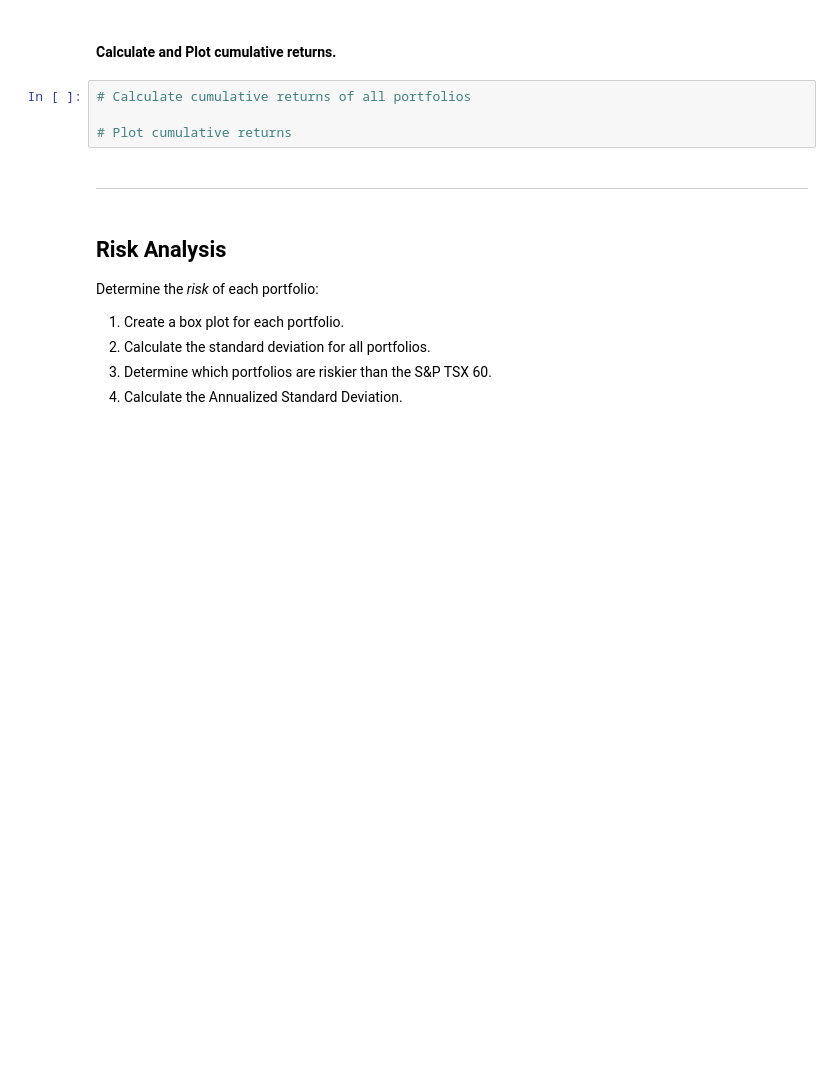
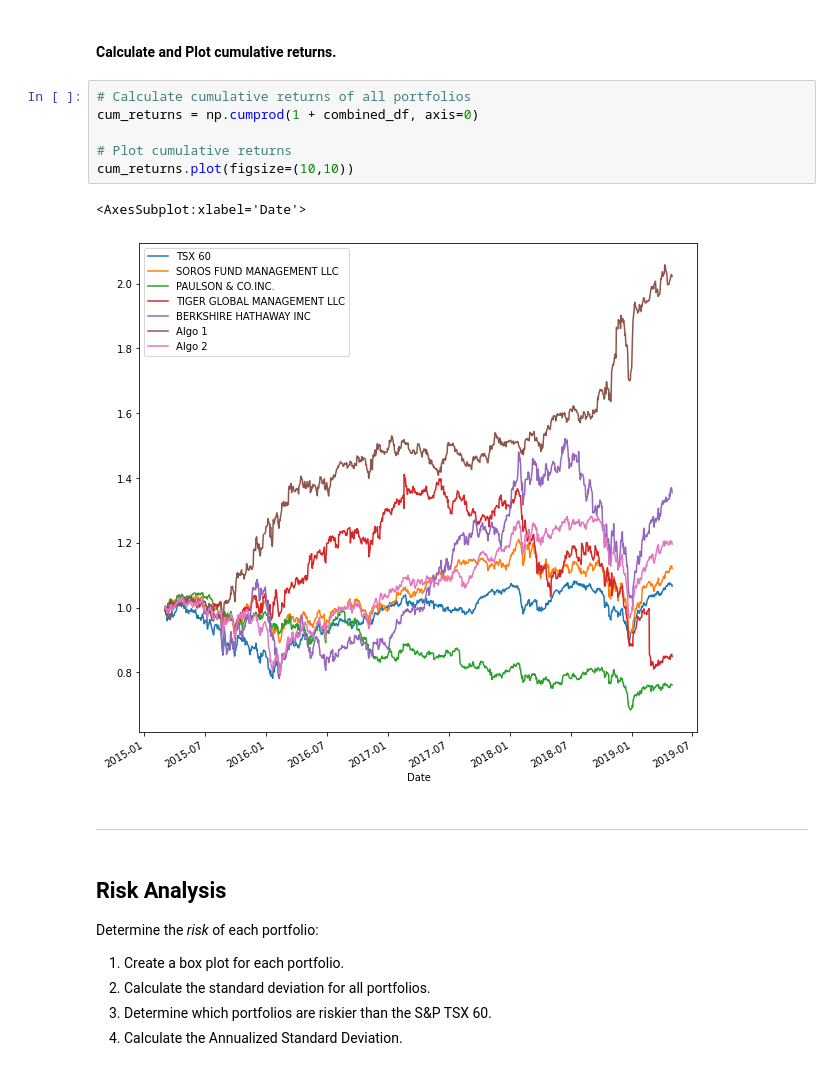
Before and after one commit to yauhei721/HW-A-Whale-Off-the-Port, a Jupyter notebook: whale_analysis.ipynb, the cells around one changed output. Drawn from its saved outputs; the diff is of its cells as text; blank space fills up the shorter version.

Commit message:
Remove duplicate files. Added ploting of returns.

```diff
--- a/whale_analysis.ipynb
+++ b/whale_analysis.ipynb
@@ -136,8 +140,13 @@ In this section, you will calculate and visualize performance and risk metrics f
 #### Calculate and Plot cumulative returns.
 # %%
 # Calculate cumulative returns of all portfolios
+cum_returns = np.cumprod(1 + combined_df, axis=0)
 
 # Plot cumulative returns
+cum_returns.plot(figsize=(10,10))
+# %% [output]
+<AxesSubplot:xlabel='Date'>
+[figure, added]
 # %% [markdown]
 ---
 # %% [markdown]
```
Also changed, not shown: parts of 3 cells of this notebook.
